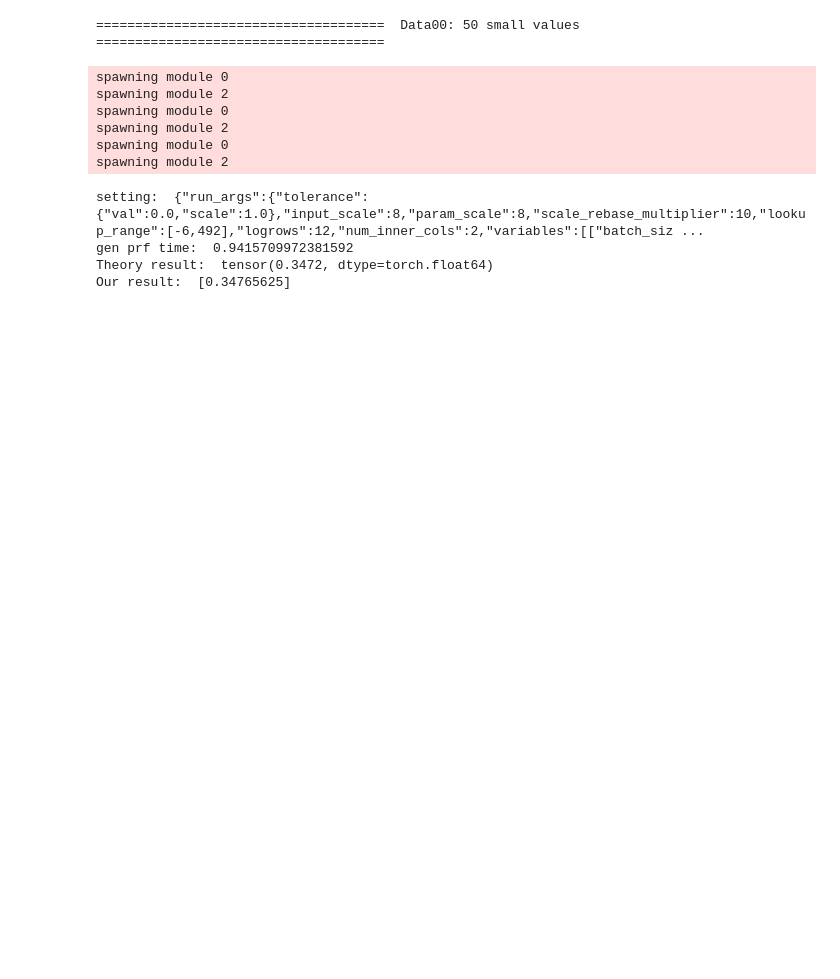
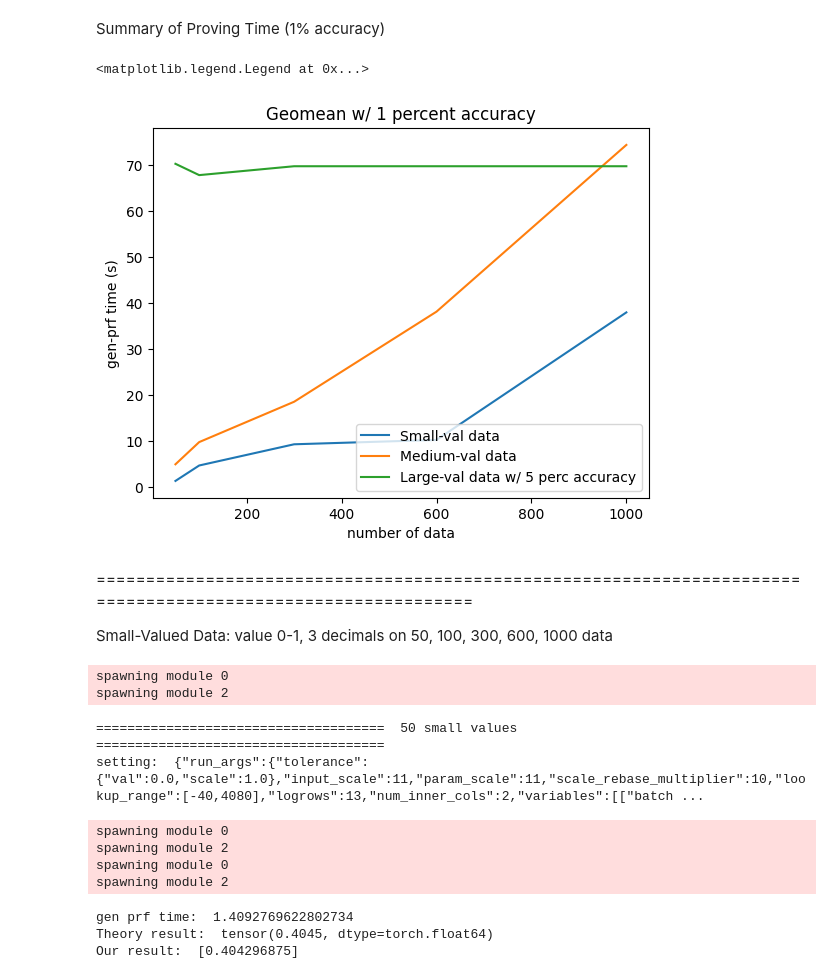
Before and after one commit to ZKStats/zk-stats-lib, a Jupyter notebook: benchmark/one_column/bench_geomean.ipynb, the cells around one changed output. Saved outputs shown, nothing was run; the diff lists cells and outputs as text; code cells hidden in the pictures; blank space fills up the shorter version.

Commit message:
benchmark one_column + graph

```diff
--- a/benchmark/one_column/bench_geomean.ipynb
+++ b/benchmark/one_column/bench_geomean.ipynb
@@ -42,15 +48,42 @@ def model_func(param):
     return verifier_model
+# %% [markdown]
+Summary of Proving Time (1% accuracy)
+# %%
+# Hence calibrate scale accordingly to compres the circuit size as long as the answer still within 1 percent
+import matplotlib.pyplot as plt
+data_number = [50, 100, 300, 600, 1000]
+sm_time = [1.4092769622802734, 4.761872053146362, 9.371212005615234, 10.317855834960938, 38.031978130340576]
+plt.title("Geomean w/ 1 percent accuracy")
+plt.xlabel("number of data")
+plt.ylabel("gen-prf time (s)")
+plt.plot(data_number, sm_time, label = 'Small-val data')
+
+med_time = [5.023013114929199, 9.846503019332886, 18.612632989883423, 38.19254398345947, 74.42504096031189]
+plt.plot(data_number, med_time, label = 'Medium-val data')
+# circuit of 600 and 1000 data are too big, so we put same number as in case of 100
+lar_time = [70.32326078414917, 67.8628363609314, 69.79353213310242,69.79353213310242, 69.79353213310242 ]
+plt.plot(data_number, lar_time, label = 'Large-val data w/ 5 perc accuracy')
+
+
+plt.legend()
+# %% [output]
+<matplotlib.legend.Legend at 0x...>
+[figure, added]
+# %% [markdown]
+=============================================================================================================
+
+Small-Valued Data: value 0-1, 3 decimals on 50, 100, 300, 600, 1000 data
 # %%
-bench_one([data00_path], model_func,gen_param_func, "Data00: 50 small values",[8], "resources")
+bench_one([data_sm_50_path], model_func,gen_param_func, "50 small values",[11], "resources")
 # %% [output]
-=====================================  Data00: 50 small values  =====================================
+spawning module 0
+spawning module 2
-spawning module 0
-spawning module 2
-spawning module 0
-spawning module 2
-spawning module 0
-spawning module 2
+=====================================  50 small values  =====================================
+setting:  {"run_args":{"tolerance":{"val":0.0,"scale":1.0},"input_scale":11,"param_scale":11,"scale_rebase_multiplier":10,"lookup_range":[-40,4080],"logrows":13,"num_inner_cols":2,"variables":[["batch ...
-setting:  {"run_args":{"tolerance":{"val":0.0,"scale":1.0},"input_scale":8,"param_scale":8,"scale_rebase_multiplier":10,"lookup_range":[-6,492],"logrows":12,"num_inner_cols":2,"variables":[["batch_siz ...
-gen prf time:  0.9415709972381592
-Theory result:  tensor(0.3472, dtype=torch.float64)
-Our result:  [0.34765625]
+spawning module 0
+spawning module 2
+spawning module 0
+spawning module 2
+gen prf time:  1.4092769622802734
+Theory result:  tensor(0.4045, dtype=torch.float64)
+Our result:  [0.404296875]
```
Also changed, not shown: parts of 21 cells of this notebook, 29 other files.
